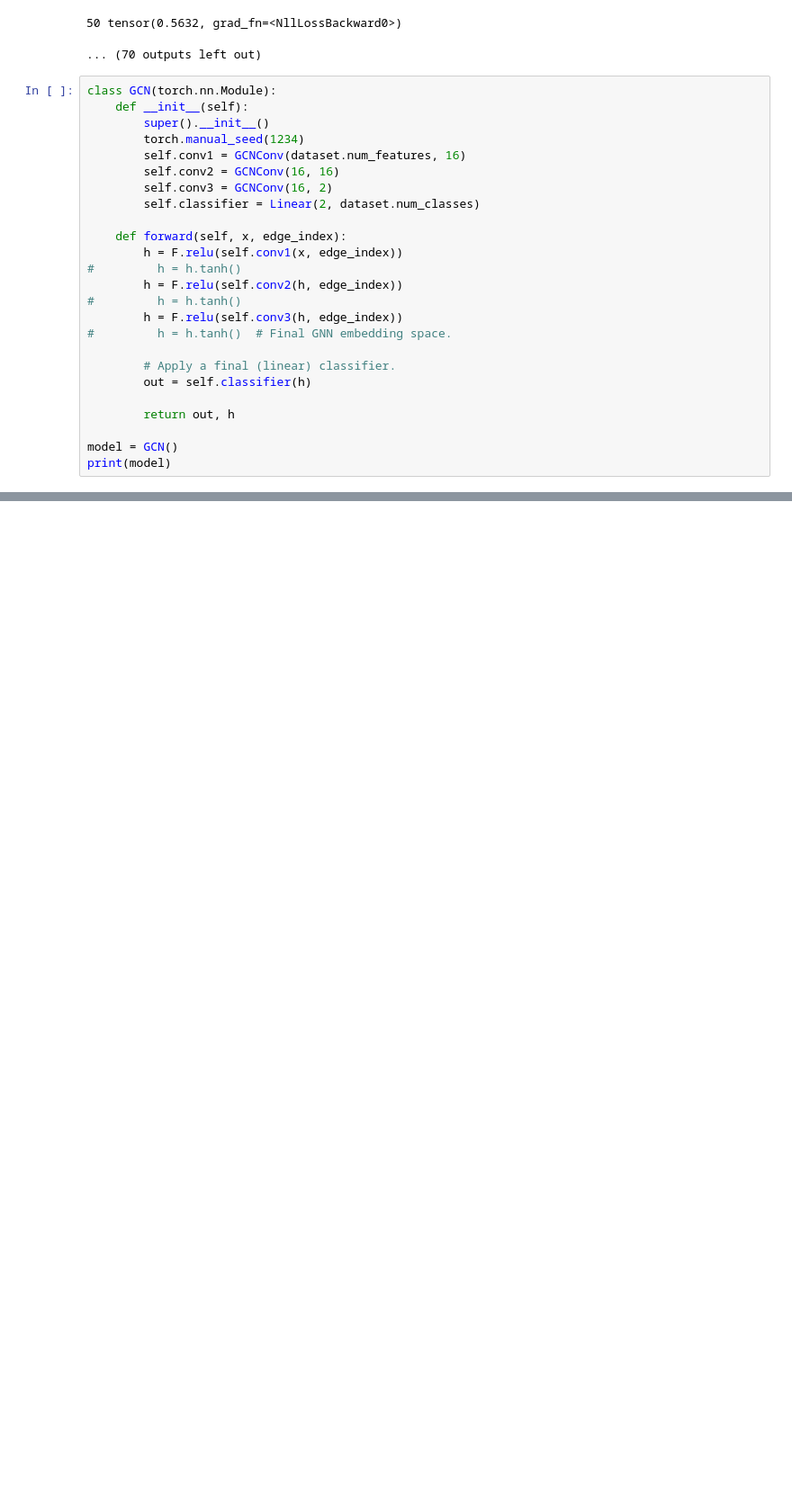
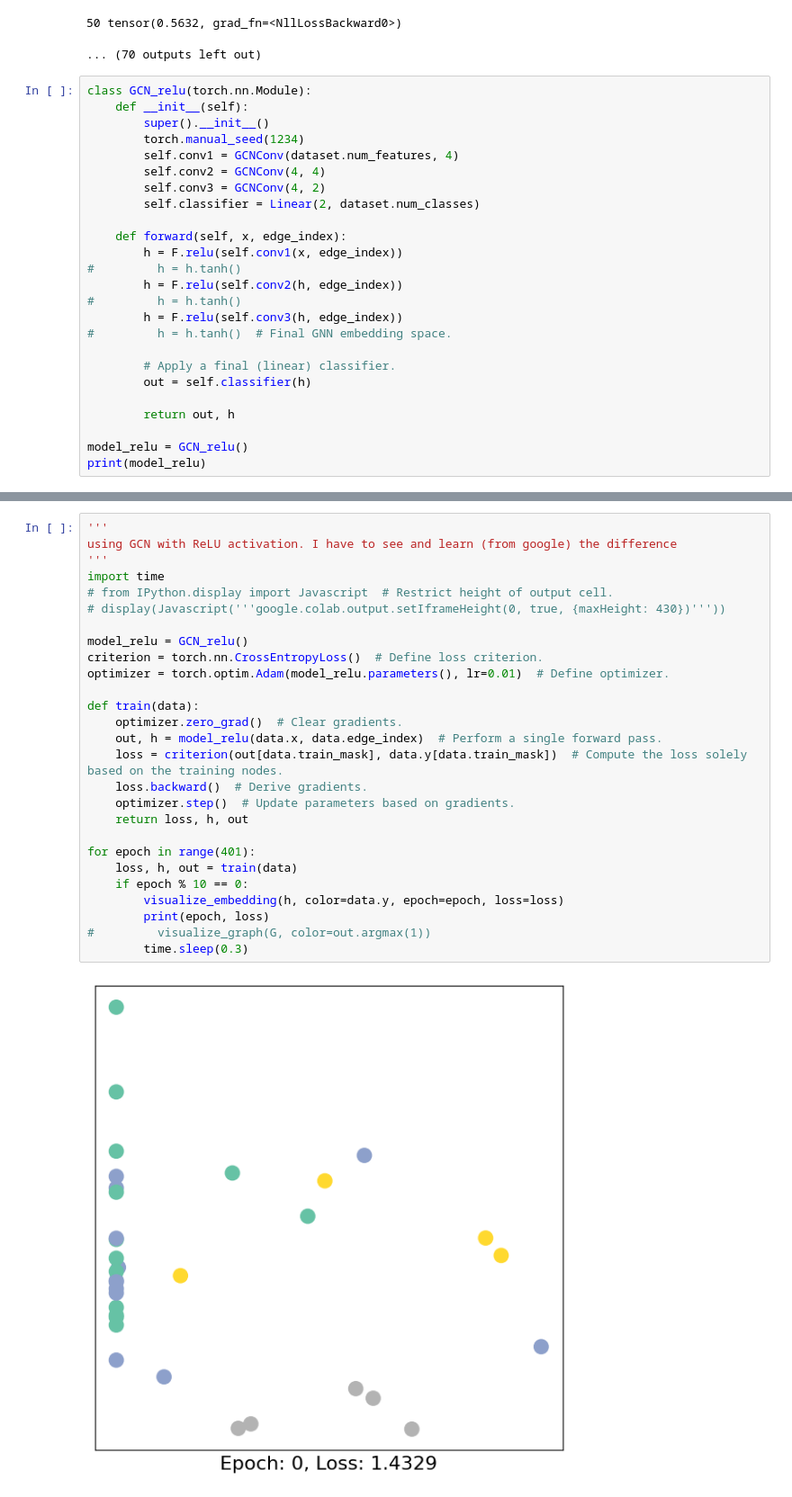
Before and after one commit to AkashHiregange/personal_projects, a Jupyter notebook: GNN/GCN_karate_club/karate_club_clustering.ipynb, the cells around one changed output, grey strips where cells are left out. Shown at 90% size. Cells and saved outputs as stored; diff of their text form; blank space fills up the shorter version.

Commit message:
ReLU performs worse compared to tanh. Not sure why this is happening

```diff
--- a/GNN/GCN_karate_club/karate_club_clustering.ipynb
+++ b/GNN/GCN_karate_club/karate_club_clustering.ipynb
@@ -223,13 +223,13 @@ for epoch in range(401):
 50 tensor(0.5632, grad_fn=<NllLossBackward0>)
 ... (70 outputs left out)
 # %%
-class GCN(torch.nn.Module):
+class GCN_relu(torch.nn.Module):
     def __init__(self):
         super().__init__()
         torch.manual_seed(1234)
-        self.conv1 = GCNConv(dataset.num_features, 16)
-        self.conv2 = GCNConv(16, 16)
-        self.conv3 = GCNConv(16, 2)
+        self.conv1 = GCNConv(dataset.num_features, 4)
+        self.conv2 = GCNConv(4, 4)
+        self.conv3 = GCNConv(4, 2)
         self.classifier = Linear(2, dataset.num_classes)
 
     def forward(self, x, edge_index):
@@ -245,5 +245,5 @@ class GCN(torch.nn.Module):
 
         return out, h
 
-model = GCN()
-print(model)
+model_relu = GCN_relu()
+print(model_relu)
@@ -249,0 +257,29 @@ print(model)
+# %%
+'''
+using GCN with ReLU activation. I have to see and learn (from google) the difference
+'''
+import time
+# from IPython.display import Javascript  # Restrict height of output cell.
+# display(Javascript('''google.colab.output.setIframeHeight(0, true, {maxHeight: 430})'''))
+
+model_relu = GCN_relu()
+criterion = torch.nn.CrossEntropyLoss()  # Define loss criterion.
+optimizer = torch.optim.Adam(model_relu.parameters(), lr=0.01)  # Define optimizer.
+
+def train(data):
+    optimizer.zero_grad()  # Clear gradients.
+    out, h = model_relu(data.x, data.edge_index)  # Perform a single forward pass.
+    loss = criterion(out[data.train_mask], data.y[data.train_mask])  # Compute the loss solely based on the training nodes.
+    loss.backward()  # Derive gradients.
+    optimizer.step()  # Update parameters based on gradients.
+    return loss, h, out
+
+for epoch in range(401):
+    loss, h, out = train(data)
+    if epoch % 10 == 0:
+        visualize_embedding(h, color=data.y, epoch=epoch, loss=loss)
+        print(epoch, loss)
+#         visualize_graph(G, color=out.argmax(1))
+        time.sleep(0.3)
+# %% [output]
+[figure, added]
```
Also changed, not shown: parts of 2 cells of this notebook.
